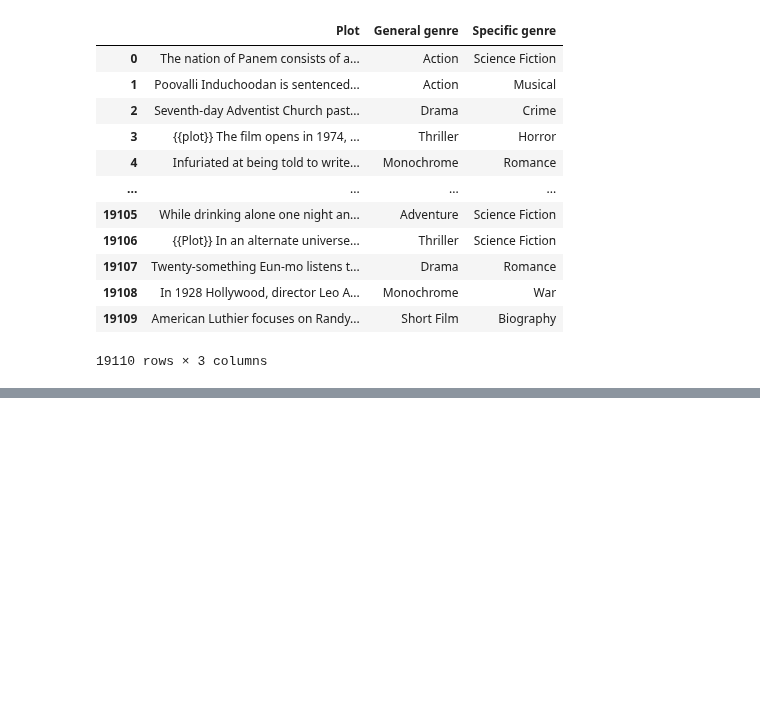
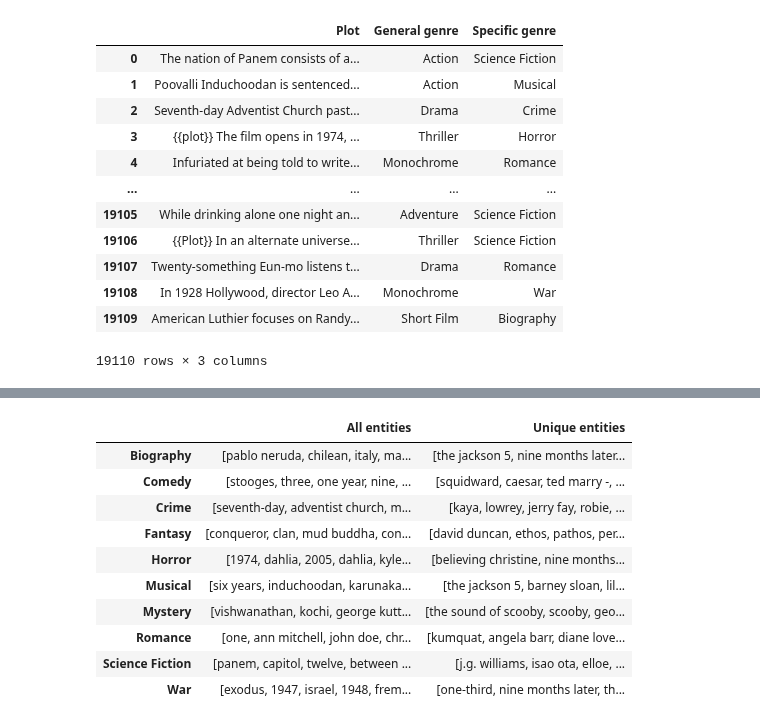
Before and after one commit to xbohdan/movie-genres, a Jupyter notebook: text-analysis/analysis.ipynb, the cells around one changed output, grey strips where cells are left out. Drawn from its saved outputs; the diff is of its cells as text; code cells hidden in the pictures; blank space fills up the shorter version.

Commit message:
Recognize named entities

```diff
--- a/text-analysis/analysis.ipynb
+++ b/text-analysis/analysis.ipynb
@@ -122,0 +139,25 @@ get_typical_sentence(general_words, "Thriller", 50)
+# %%
+def get_named_entities(plots: list) -> list:
+    entities = []
+    for plot in plots:
+        tokens = nlp(plot)
+        entities += [token.text.lower() for token in tokens.ents]
+    return entities
+# %%
+def entities_from_plot(df: pd.DataFrame, genres: str) -> pd.DataFrame:
+    df = df.groupby(genres).agg({"Plot": lambda x: list(x)})
+    df["All entities"] = df["Plot"].apply(get_named_entities)
+    df["Unique entities"] = df["All entities"].apply(lambda x: [*{*x}])
+    df.drop("Plot", axis=1, inplace=True)
+    return df
+# %%
+def create_or_load_entities(df: pd.DataFrame, genres: str) -> pd.DataFrame:
+    filename = "general_entities.json" if genres == "General genre" else "specific_entities.json"
+    if exists(filename):
+        with open(filename, 'r') as fp:
+            df = pd.DataFrame(json.load(fp))
+    else:
+        df = entities_from_plot(dataset, genres)
+        with open(filename, 'w') as fp:
+            json.dump(df.to_dict(), fp)
+    return df
@@ -122,0 +178,15 @@ get_typical_sentence(general_words, "Thriller", 50)
+# %%
+specific_entities = create_or_load_entities(dataset, "Specific genre")
+specific_entities
+# %% [output]
+|  | All entities | Unique entities |
+| Biography | [pablo neruda, chilean, italy, ma... | [the jackson 5, nine months later... |
+| Comedy | [stooges, three, one year, nine, ... | [squidward, caesar, ted marry -, ... |
+| Crime | [seventh-day, adventist church, m... | [kaya, lowrey, jerry fay, robie, ... |
+| Fantasy | [conqueror, clan, mud buddha, con... | [david duncan, ethos, pathos, per... |
+| Horror | [1974, dahlia, 2005, dahlia, kyle... | [believing christine, nine months... |
+| Musical | [six years, induchoodan, karunaka... | [the jackson 5, barney sloan, lil... |
+| Mystery | [vishwanathan, kochi, george kutt... | [the sound of scooby, scooby, geo... |
+| Romance | [one, ann mitchell, john doe, chr... | [kumquat, angela barr, diane love... |
+| Science Fiction | [panem, capitol, twelve, between ... | [j.g. williams, isao ota, elloe, ... |
+| War | [exodus, 1947, israel, 1948, frem... | [one-third, nine months later, th... |
```
Also changed, not shown: parts of 9 cells of this notebook, 2 other files.
